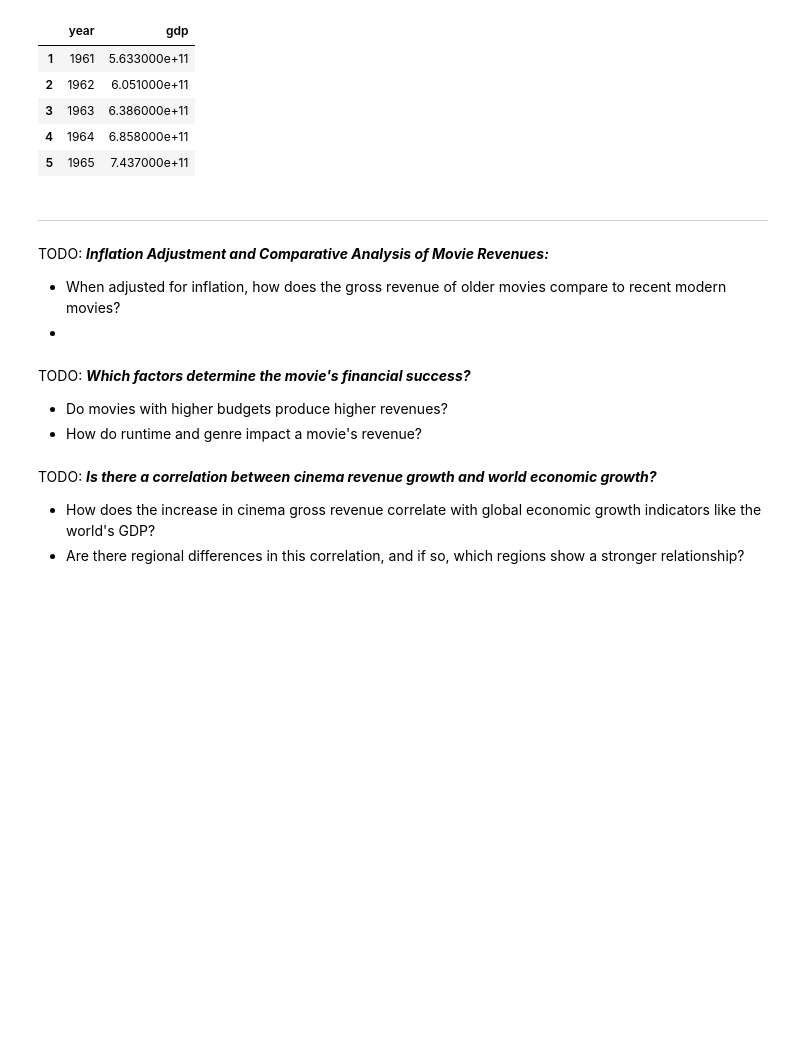
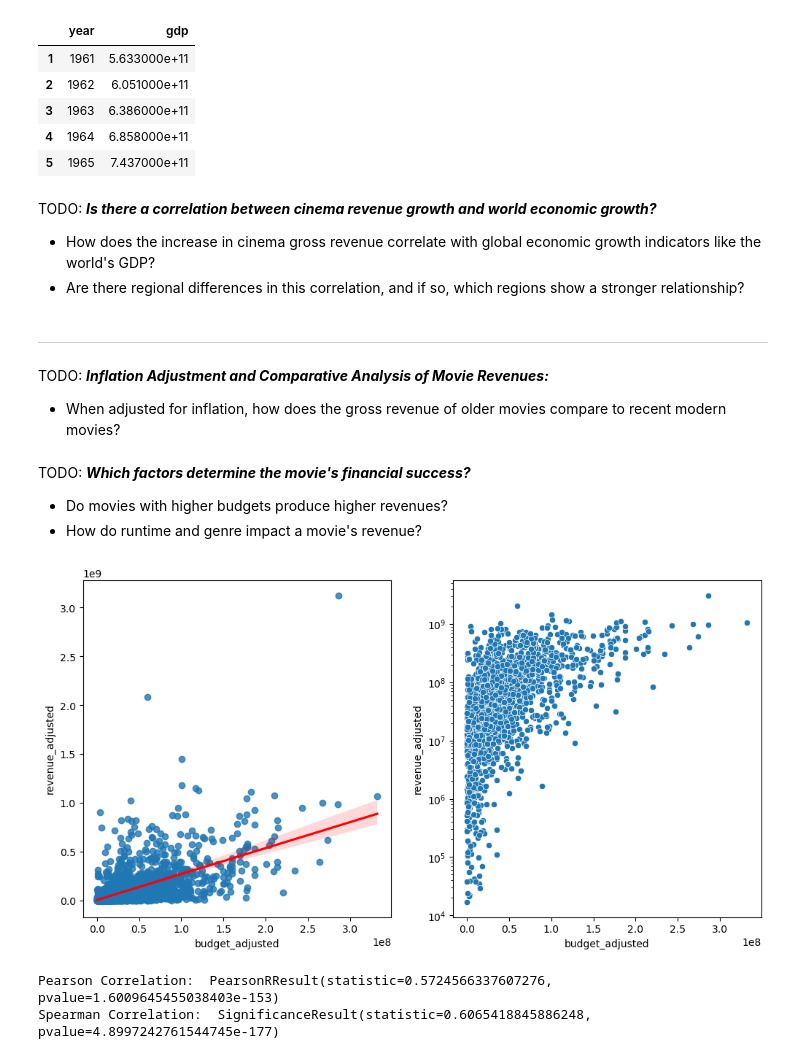
Before and after one commit to epfl-ada/ada-2023-project-fivefrenchspeakingpeoplenocap, a Jupyter notebook: p2_dataloading.ipynb, the cells around one changed output. Drawn from its saved outputs; the diff is of its cells as text; code cells hidden in the pictures; blank space fills up the shorter version.

```diff
--- a/p2_dataloading.ipynb
+++ b/p2_dataloading.ipynb
@@ -659,18 +659,57 @@ display(us_gdp.head())
 | 3 | 1963 | 6.386000e+11 |
 | 4 | 1964 | 6.858000e+11 |
 | 5 | 1965 | 7.437000e+11 |
+# %% [markdown]
+TODO: ***Is there a correlation between cinema revenue growth and world economic growth?***
+- How does the increase in cinema gross revenue correlate with global economic growth indicators like the world's GDP?
+- Are there regional differences in this correlation, and if so, which regions show a stronger relationship?
 # %% [markdown]
 ---
 # %% [markdown]
 TODO:
 ***Inflation Adjustment and Comparative Analysis of Movie Revenues:***
 - When adjusted for inflation, how does the gross revenue of older movies compare to recent modern movies?
--
 # %% [markdown]
 TODO: ***Which factors determine the movie's financial success?***
 - Do movies with higher budgets produce higher revenues?
 - How do runtime and genre impact a movie's revenue?
-# %% [markdown]
-TODO: ***Is there a correlation between cinema revenue growth and world economic growth?***
-- How does the increase in cinema gross revenue correlate with global economic growth indicators like the world's GDP?
-- Are there regional differences in this correlation, and if so, which regions show a stronger relationship?
+# %%
+# plotting budget and revenue with a linear y scale (left) and log y scale (right)
+# linear regression line is also shown on the left plot
+fig, axes = plt.subplots(1, 2, figsize=(12, 6))
+sns.regplot(
+    ax=axes[0],
+    data=movies_merged[movies_merged["budget"] > 0],
+    x="budget_adjusted",
+    y="revenue_adjusted",
+    line_kws={"color": "red"},
+)
+sns.scatterplot(
+    ax=axes[1],
+    data=movies_merged[movies_merged["budget"] > 0],
+    x="budget_adjusted",
+    y="revenue_adjusted",
+)
+axes[1].set_yscale("log")
+plt.show()
+# %% [output]
+[figure, added]
+# %%
+# check correlation between budget and revenue with pearson and spearman
+print(
+    "Pearson Correlation: ",
+    stats.pearsonr(
+        movies_merged[movies_merged["budget"] > 0]["budget_adjusted"],
+        movies_merged[movies_merged["budget"] > 0]["revenue_adjusted"],
+    ),
+)
+print(
+    "Spearman Correlation: ",
+    stats.spearmanr(
+        movies_merged[movies_merged["budget"] > 0]["budget_adjusted"],
+        movies_merged[movies_merged["budget"] > 0]["revenue_adjusted"],
+    ),
+)
+# %% [output]
+Pearson Correlation:  PearsonRResult(statistic=0.5724566337607276, pvalue=1.6009645455038403e-153)
+Spearman Correlation:  SignificanceResult(statistic=0.6065418845886248, pvalue=4.8997242761544745e-177)
```
Also changed, not shown: parts of 17 cells of this notebook.
